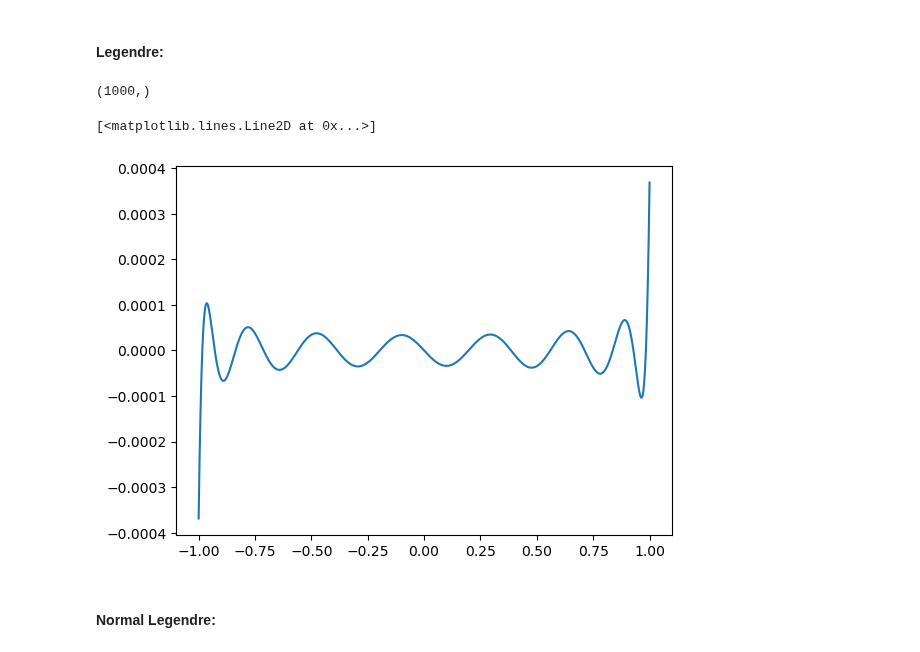
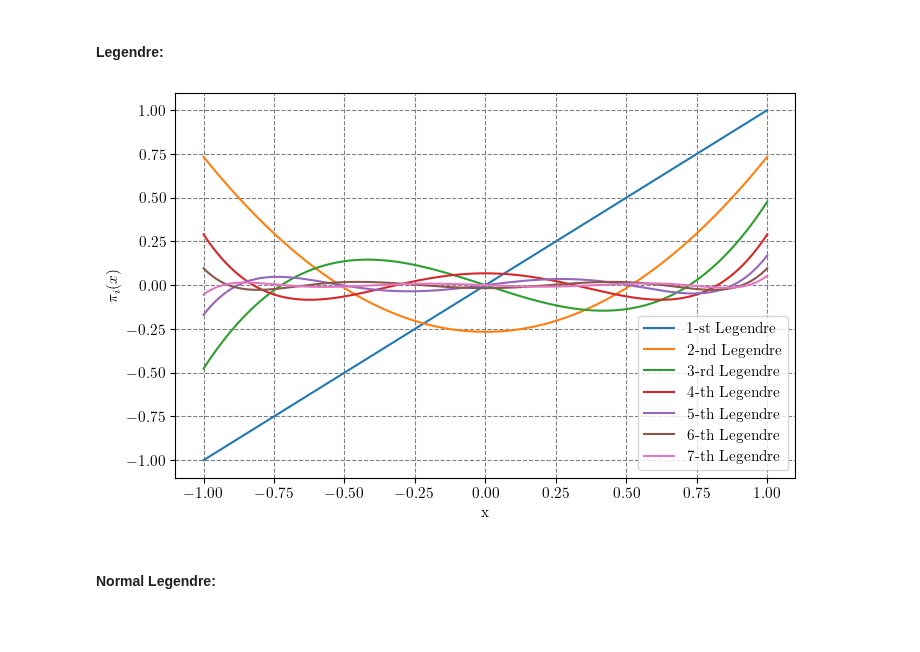
Before and after one commit to SED0280/BakalarkaCode, a Jupyter notebook: polynomials.ipynb, the cells around one changed output. Drawn from its saved outputs; the diff is of its cells as text; code cells hidden in the pictures; blank space fills up the shorter version.

```diff
--- a/polynomials.ipynb
+++ b/polynomials.ipynb
@@ -8,15 +16,21 @@ import numpy as np
 # Legendre Polynomials
 # %% [markdown]
 #### Legendre:
-# %%
-matrix_size=15
-t = np.linspace(-1, 1, 1000)
-print(t.shape)
-l = kl.integ.legendre(t, 30)
-plt.plot(t, l[matrix_size])
-# %% [output]
-(1000,)
-[<matplotlib.lines.Line2D at 0x...>]
-[figure, removed]
+# %%
+matrix_size=15
+t = np.linspace(-1, 1, 1000)
+l = kl.integ.legendre(t, 30)
+fig, ax = plt.subplots()
+ax.plot(t, l[1], label=f"1-st Legendre")
+ax.plot(t, l[2], label=f"2-nd Legendre")
+ax.plot(t, l[3], label=f"3-rd Legendre")
+for i in range(4,8):
+    ax.plot(t, l[i], label=f"{i}-th Legendre")
+ax.legend(loc='lower right')
+ax.set_xlabel("x")
+ax.set_ylabel("$\pi_i(x)$")
+plt.show()
+# %% [output]
+[figure, added]
 # %% [markdown]
 #### Normal Legendre:
```
Also changed, not shown: parts of 8 cells of this notebook, 1 other file.
